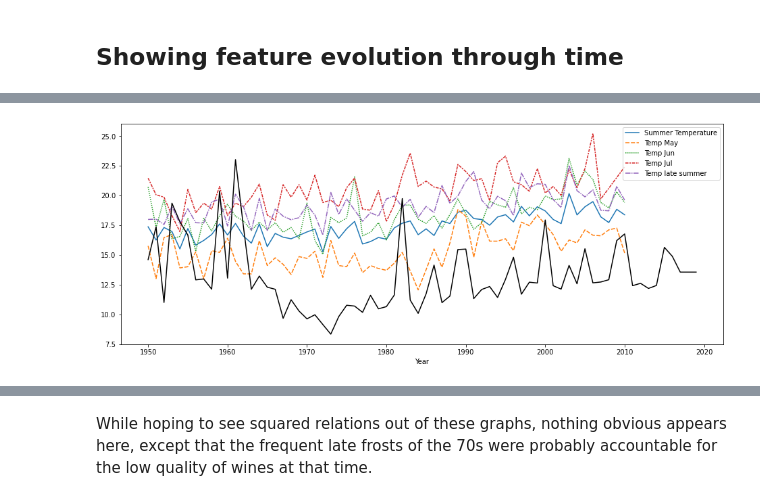
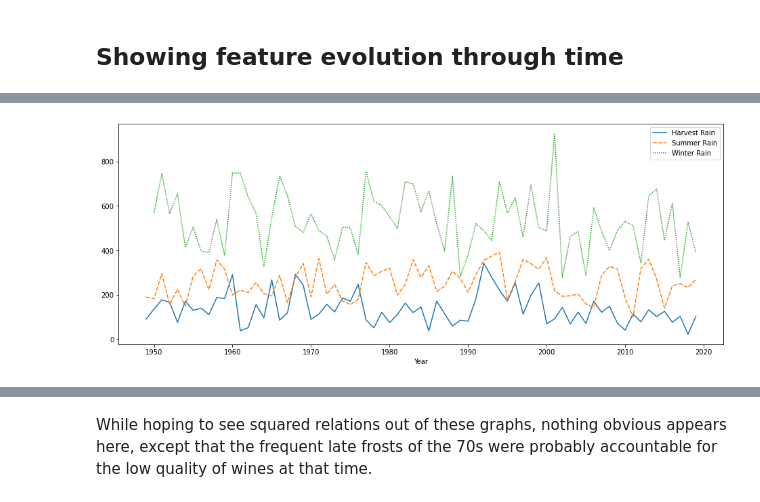
Before and after one commit to RoucherA/GrandCruClassifier, a Jupyter notebook: regression.ipynb, the cells around one changed output, grey strips where cells are left out. Cells and saved outputs as stored; diff of their text form; code cells hidden in the pictures.

```diff
--- a/regression.ipynb
+++ b/regression.ipynb
@@ -120,0 +205,25 @@ ValueError: Found input variables with inconsistent numbers of samples: [30, 31]
+# %%
+X = pd.DataFrame(index = precipitations.index)
+
+X['Harvest Rain'] =  precipitations['Mai']+precipitations['Jui']+precipitations['Juil']+precipitations['Aou']+ precipitations['Sep']*2
+
+X['Winter Rain'] =  precipitations.shift(1)['Dec']
+
+#X['Winter Temperature'] = \
+#    (temp_maximals.shift(1)['Dec'] + temp_minimals.shift(1)['Dec'])+\
+#    (temp_maximals['Jan'] + temp_minimals['Jan'])+\
+#    (temp_maximals['Fev'] + temp_minimals['Fev'])
+
+
+X['Summer Temperature'] = \
+    (temp_maximals['Mai'] + temp_minimals['Mai'])+\
+    (temp_maximals['Jui'] + temp_minimals['Jui'])*2+\
+    (temp_maximals['Juil'] + temp_minimals['Juil'])
+
+X['Late Summer Temperature'] = \
+                    (temp_maximals['Aou'] + temp_minimals['Aou'])+\
+                    (temp_maximals['Sep'] + temp_minimals['Sep'])*3+\
+                    (temp_maximals['Oct'] + temp_minimals['Oct'])*2
+
+
+#X['Frost Days'] = frost_days['Mar']+ 2*frost_days['Avr']+ 3*(frost_days['Mai'] + frost_days['Jui'])
@@ -123,7 +253,6 @@ ValueError: Found input variables with inconsistent numbers of samples: [30, 31]
 # %%
 display(X.head())
 plt.figure(figsize=(16,6))
-sns.lineplot(data=X[['Summer Temperature', 'Temp May', 'Temp Jun', 'Temp Jul', 'Temp late summer']])
-plt.plot(y*7 - 30,color='black')
+sns.lineplot(data=X[['Harvest Rain','Summer Rain','Winter Rain']])
 plt.show()
 # %% [output]
@@ -137 +266 @@ plt.show()
-[figure, old version]
+[figure, new version]
```
Also changed, not shown: parts of 22 cells of this notebook, 2 other files.
